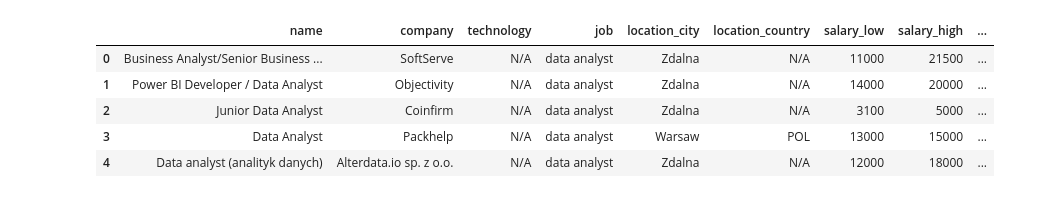
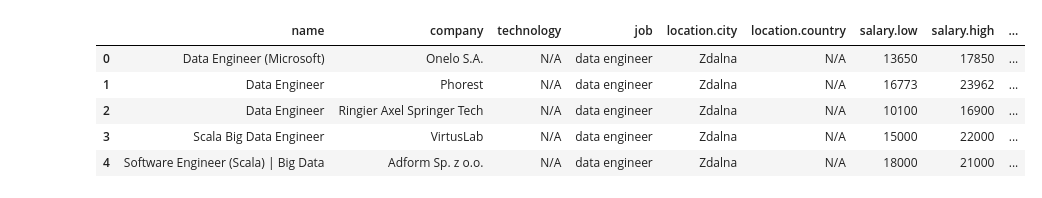
Before and after one commit to misiekofski/pad11_przykladowe_rozwiazania, a Jupyter notebook: rozwiazanie/notebooks/02-JobOfferScrapper.ipynb, the cells around one changed output. Saved outputs shown, nothing was run; the diff lists cells and outputs as text; code cells hidden in the pictures.

Commit message:
Added more scrapped data

```diff
--- a/rozwiazanie/notebooks/02-JobOfferScrapper.ipynb
+++ b/rozwiazanie/notebooks/02-JobOfferScrapper.ipynb
@@ -125,13 +124,13 @@ offers
 # %%
-df = pd.json_normalize(results, sep='_')
+df = pd.json_normalize(results)
 df.head()
 # %% [output]
-|  | name | company | technology | job | location_city | location_country | salary_low | salary_high | ... |
-| 0 | Business Analyst/Senior Business ... | SoftServe | N/A | data analyst | Zdalna | N/A | 11000 | 21500 | ... |
-| 1 | Power BI Developer / Data Analyst | Objectivity | N/A | data analyst | Zdalna | N/A | 14000 | 20000 | ... |
-| 2 | Junior Data Analyst | Coinfirm | N/A | data analyst | Zdalna | N/A | 3100 | 5000 | ... |
-| 3 | Data Analyst | Packhelp | N/A | data analyst | Warsaw | POL | 13000 | 15000 | ... |
-| 4 | Data analyst (analityk danych) | Alterdata.io sp. z o.o. | N/A | data analyst | Zdalna | N/A | 12000 | 18000 | ... |
+|  | name | company | technology | job | location.city | location.country | salary.low | salary.high | ... |
+| 0 | Data Engineer (Microsoft) | Onelo S.A. | N/A | data engineer | Zdalna | N/A | 13650 | 17850 | ... |
+| 1 | Data Engineer | Phorest | N/A | data engineer | Zdalna | N/A | 16773 | 23962 | ... |
+| 2 | Data Engineer | Ringier Axel Springer Tech | N/A | data engineer | Zdalna | N/A | 10100 | 16900 | ... |
+| 3 | Scala Big Data Engineer | VirtusLab | N/A | data engineer | Zdalna | N/A | 15000 | 22000 | ... |
+| 4 | Software Engineer (Scala) | Big Data | Adform Sp. z o.o. | N/A | data engineer | Zdalna | N/A | 18000 | 21000 | ... |
 # %%
 df.to_csv('../data/interim/job_offers.csv', sep=';', encoding='UTF', index=False)
 # %%
```
Also changed, not shown: parts of 3 cells of this notebook, 51 other files.
